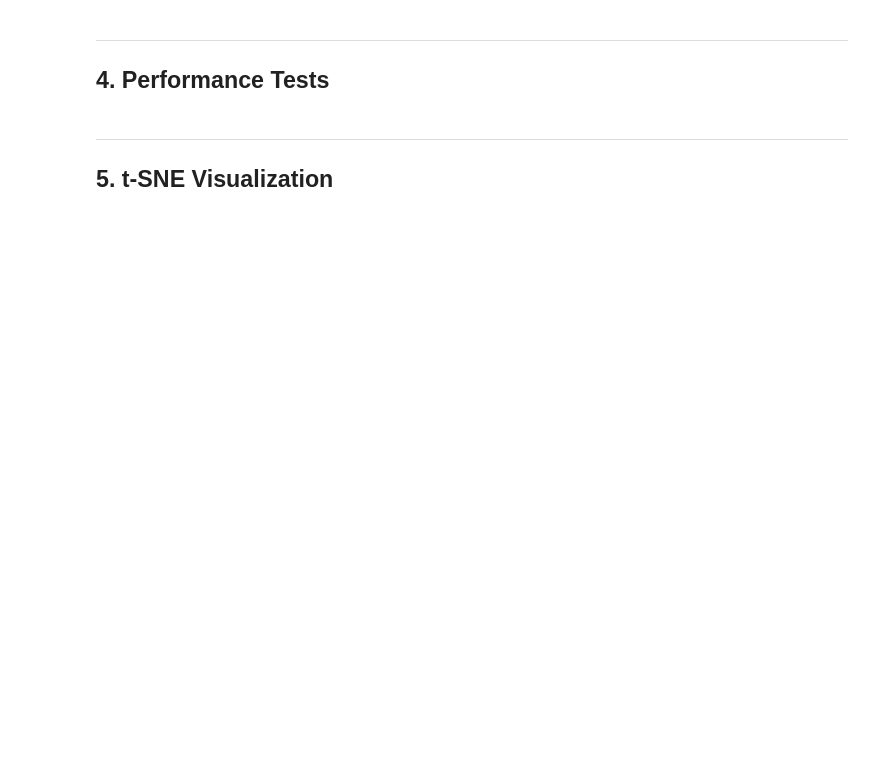
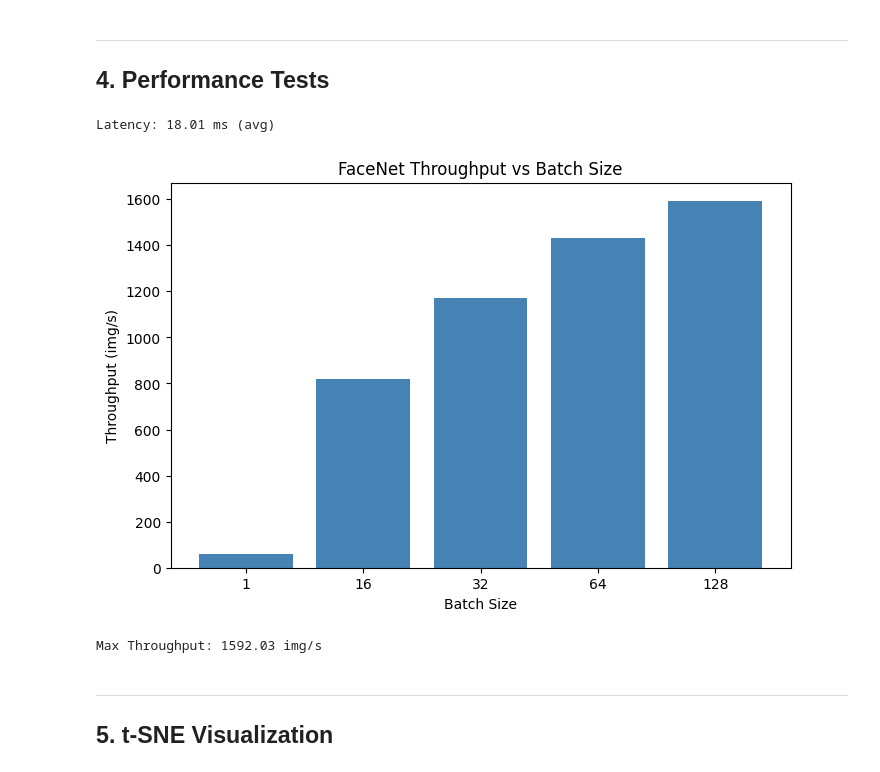
Before and after one commit to sin0235/FaceRecognition, a Jupyter notebook: notebooks/evaluate_facenet_kaggle.ipynb, the cells around one changed output. Drawn from its saved outputs; the diff is of its cells as text; code cells hidden in the pictures; blank space fills up the shorter version.

```diff
--- a/notebooks/evaluate_facenet_kaggle.ipynb
+++ b/notebooks/evaluate_facenet_kaggle.ipynb
@@ -548,37 +566,42 @@ for _ in range(10): model(dummy)  # Warmup
 
 latencies = []
 for _ in range(100):
-    if device.type == 'cuda': torch.cuda.synchronize()
+    if 'cuda' in str(device): torch.cuda.synchronize()
     start = time.time()
     model(torch.randn(1, 3, 160, 160).to(device))
-    if device.type == 'cuda': torch.cuda.synchronize()
+    if 'cuda' in str(device): torch.cuda.synchronize()
     latencies.append((time.time() - start) * 1000)
 
 avg_latency = np.mean(latencies)
 print(f"Latency: {avg_latency:.2f} ms (avg)")
+# %% [output]
+Latency: 18.01 ms (avg)
 # %%
 # Throughput Test
 batch_sizes = [1, 16, 32, 64, 128]
 throughputs = []
 for bs in batch_sizes:
     dummy = torch.randn(bs, 3, 160, 160).to(device)
     for _ in range(5): model(dummy)  # Warmup
-    if device.type == 'cuda': torch.cuda.synchronize()
+    if 'cuda' in str(device): torch.cuda.synchronize()
     start = time.time()
     for _ in range(20): model(dummy)
-    if device.type == 'cuda': torch.cuda.synchronize()
+    if 'cuda' in str(device): torch.cuda.synchronize()
     throughputs.append((bs * 20) / (time.time() - start))
 
 plt.figure(figsize=(8, 5))
 plt.bar([str(b) for b in batch_sizes], throughputs, color='steelblue')
 plt.ylabel('Throughput (img/s)')
 plt.xlabel('Batch Size')
 plt.title('FaceNet Throughput vs Batch Size')
 plt.savefig('/kaggle/working/facenet_throughput.png', dpi=150)
 plt.show()
 
 max_throughput = max(throughputs)
 print(f"Max Throughput: {max_throughput:.2f} img/s")
+# %% [output]
+[figure, added]
+Max Throughput: 1592.03 img/s
 # %% [markdown]
 ---
 ## 5. t-SNE Visualization
```
Also changed, not shown: parts of 15 cells of this notebook, 3 other files.
